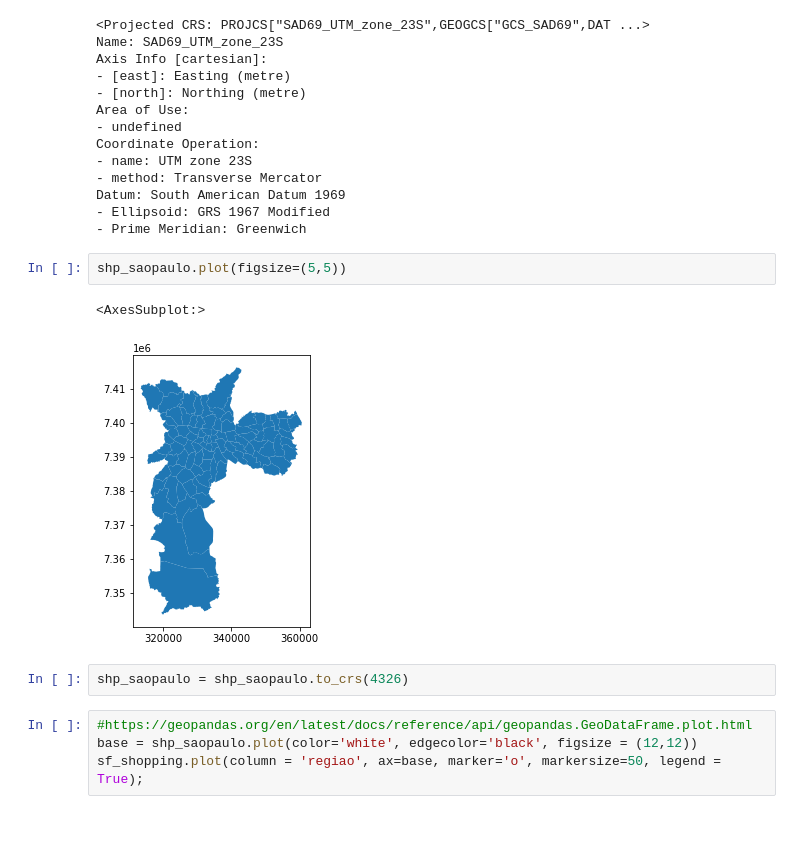
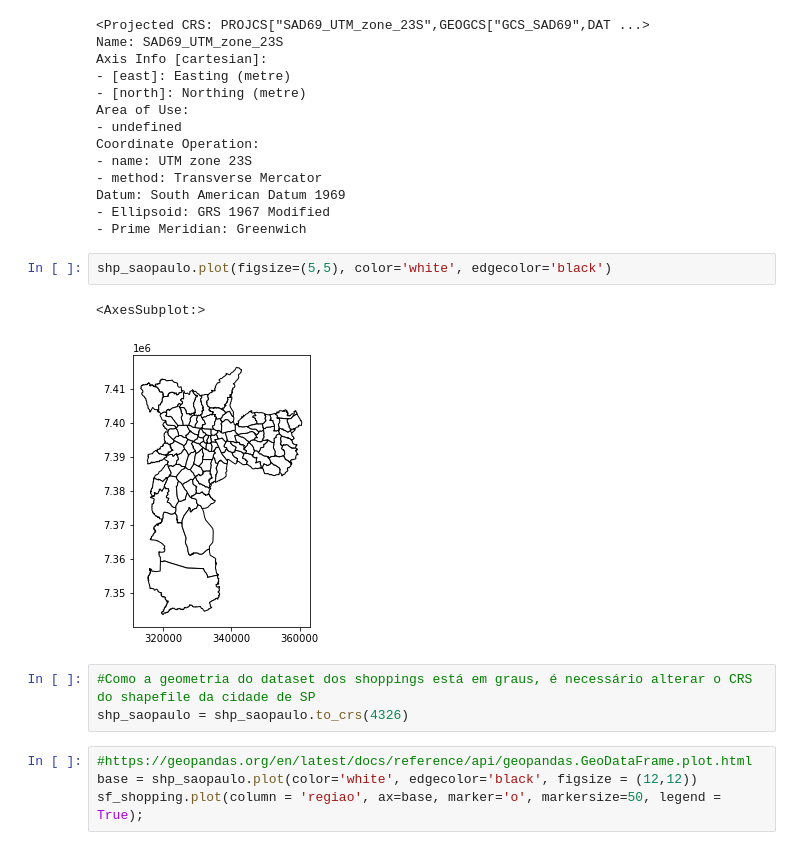
Before and after one commit to whaner/Spatial-Analysis, a Jupyter notebook: Spatial Analysis - SF e SP.ipynb, the cells around one changed output. Drawn from its saved outputs; the diff is of its cells as text.

```diff
--- a/Spatial Analysis - SF e SP.ipynb
+++ b/Spatial Analysis - SF e SP.ipynb
@@ -87,11 +109,12 @@ Datum: South American Datum 1969
 - Ellipsoid: GRS 1967 Modified
 - Prime Meridian: Greenwich
 # %%
-shp_saopaulo.plot(figsize=(5,5))
+shp_saopaulo.plot(figsize=(5,5), color='white', edgecolor='black')
 # %% [output]
 <AxesSubplot:>
-[figure, old version]
+[figure, new version]
 # %%
+#Como a geometria do dataset dos shoppings está em graus, é necessário alterar o CRS do shapefile da cidade de SP
 shp_saopaulo = shp_saopaulo.to_crs(4326)
 # %%
 #https://geopandas.org/en/latest/docs/reference/api/geopandas.GeoDataFrame.plot.html
```
Also changed, not shown: parts of 12 cells of this notebook, 3 other files.
